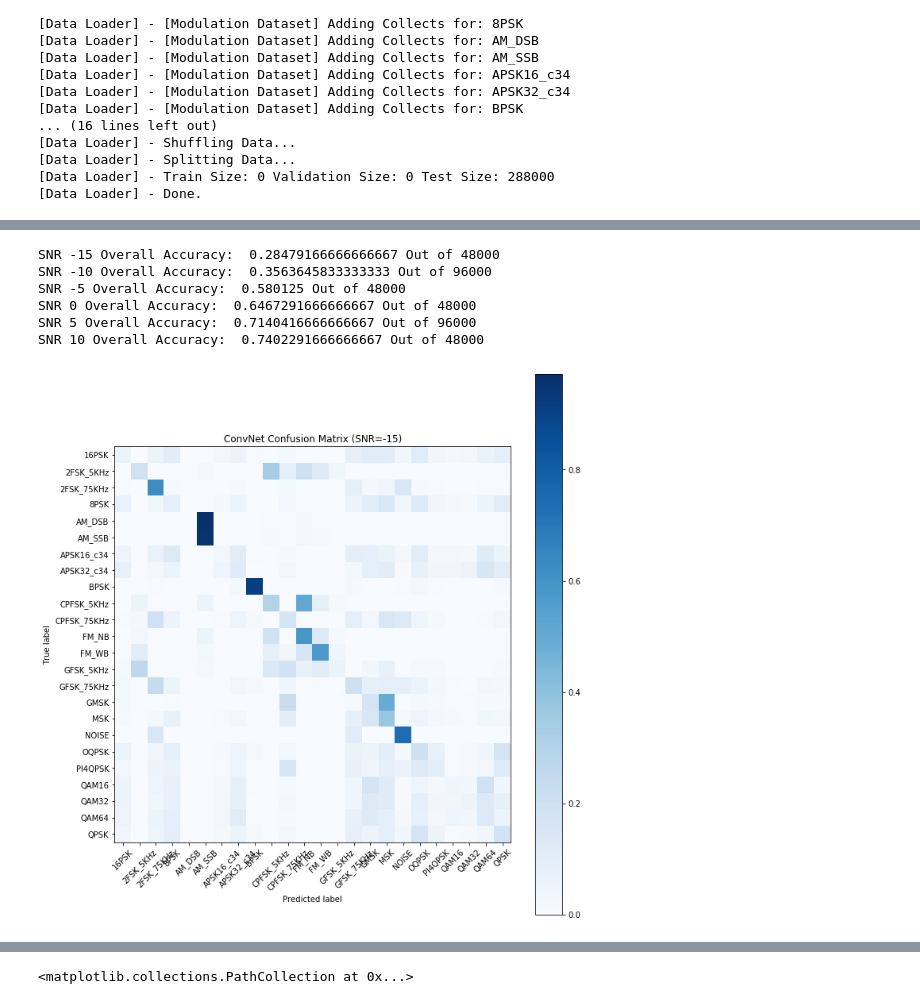
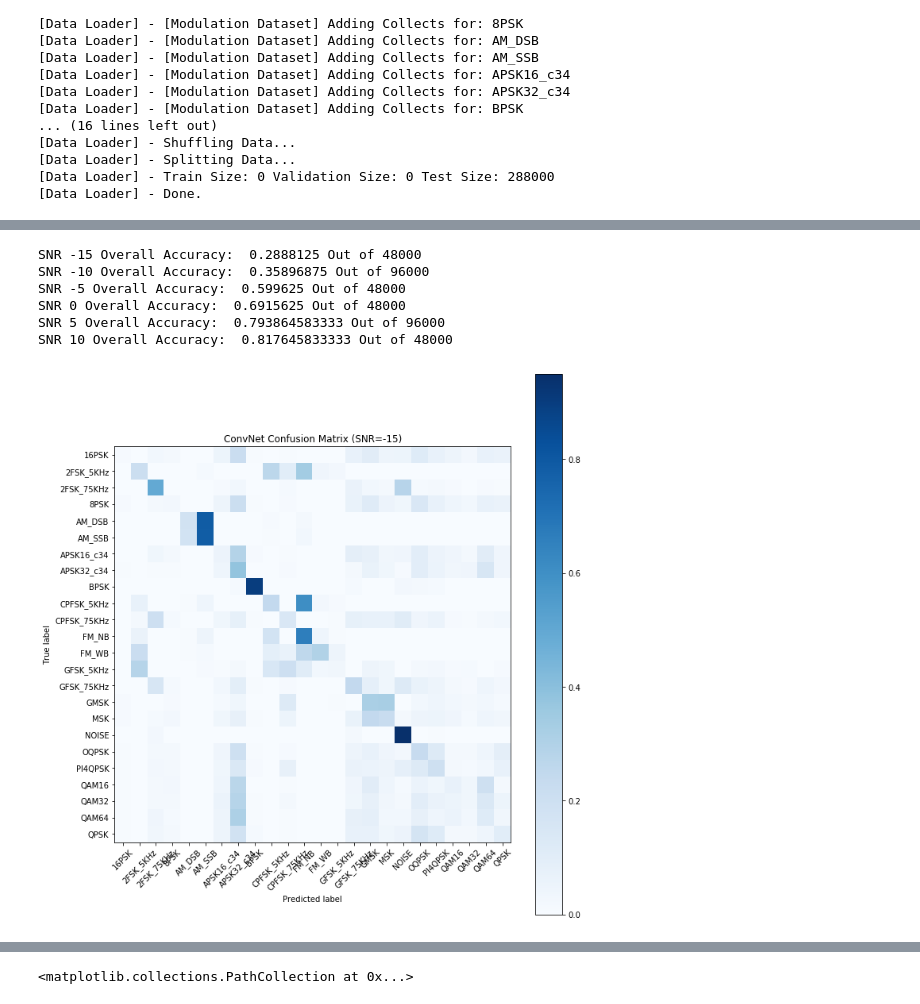
Before and after one commit to yunfanz/army_challenge, a Jupyter notebook: Code Examples and Data Ingest Utilities/scratch.ipynb, the cells around one changed output, grey strips where cells are left out. Saved outputs shown, nothing was run; the diff lists cells and outputs as text; code cells hidden in the pictures.

```diff
--- a/Code Examples and Data Ingest Utilities/scratch.ipynb
+++ b/Code Examples and Data Ingest Utilities/scratch.ipynb
@@ -23,0 +23,4 @@ Using TensorFlow backend.
+# %%
+x_train, y_train, x_val, y_val = get_data(mode='time_series',
+                                         BASEDIR='/data2/army_challenge/training_data/',
+                                         files=[0,1,2,3,4,5,6,7,8,9])
@@ -23,0 +45,11 @@ Using TensorFlow backend.
+# %%
+model_9 = {'depths': np.array([2, 2, 1, 0, 0, 2, 1]), 'features': np.array([3, 2, 3, 3, 3, 3, 3, 3]), 'dr': 0.67561133072930946}
+input_img = Input(shape=(1024,2))
+out = googleNet(input_img,data_format='channels_last', pdict=model_9)
+model = Model(inputs=input_img, outputs=out)
+plot_model(model, to_file='model_9.png', show_shapes = True)
+
+figure(figsize = (15,20))
+img = mpimg.imread('model_9.png')
+plt.imshow(img, aspect='auto')
+plt.show()
@@ -23,0 +58,10 @@ Using TensorFlow backend.
+# %%
+model.compile(loss=keras.losses.categorical_crossentropy,
+                      optimizer=keras.optimizers.Adadelta(),
+                      metrics=['accuracy'])
+#print('model compiled')
+model.fit(x_train, y_train,
+          batch_size=128,
+          epochs=50,
+          verbose=1,
+          validation_data=(x_val, y_val))
@@ -226,7 +284,7 @@ testdata = LoadModRecData(test_file, 0., 0., 1.)
 [Data Loader] - Done.
 # %%
 # Plot confusion matrix# Plot c
-data_file = "/home/mshefa/training_data/training_data_chunk_14.pkl"
+data_file = "training_data/training_data_chunk_14.pkl"
 testdata = LoadModRecData(data_file, .0, .0, 1.)
 X_test = testdata.signalData[data.test_idx]
 Y_test = testdata.oneHotLabels[data.test_idx]
@@ -267,38 +309,38 @@ acc = {}
 snrs = np.arange(-15,15, 5)
 classes = testdata.modTypes
 for snr in snrs:
 
     # extract classes @ SNR
     snrThreshold_lower = snr
     snrThreshold_upper = snr+5
-    snr_bounded_test_indicies = testdata.get_indicies_withSNRthrehsold(data.test_idx, snrThreshold_lower, snrThreshold_upper)
+    snr_bounded_test_indicies = testdata.get_indicies_withSNRthrehsold(testdata.test_idx, snrThreshold_lower, snrThreshold_upper)
 
     test_X_i = testdata.signalData[snr_bounded_test_indicies]
     test_X_i = np.transpose(test_X_i, (0,2,1))
     test_Y_i = testdata.oneHotLabels[snr_bounded_test_indicies]
 
     # estimate classes
     test_Y_i_hat = model.predict(test_X_i)
     conf = np.zeros([len(classes),len(classes)])
     confnorm = np.zeros([len(classes),len(classes)])
     for i in range(0,test_X_i.shape[0]):
         j = list(test_Y_i[i,:]).index(1)
         k = int(np.argmax(test_Y_i_hat[i,:]))
         conf[j,k] = conf[j,k] + 1
     for i in range(0,len(classes)):
         confnorm[i,:] = conf[i,:] / np.sum(conf[i,:])
     plt.figure(figsize=(10,10))
     plot_confusion_matrix(confnorm, labels=classes, title="ConvNet Confusion Matrix (SNR=%d)"%(snr))
 
     cor = np.sum(np.diag(conf))
     ncor = np.sum(conf) - cor
     print("SNR", snr, "Overall Accuracy: ", cor / (cor+ncor), "Out of", len(snr_bounded_test_indicies))
     acc[snr] = 1.0*cor/(cor+ncor)
 # %% [output]
-SNR -15 Overall Accuracy:  0.28479166666666667 Out of 48000
-SNR -10 Overall Accuracy:  0.3563645833333333 Out of 96000
-SNR -5 Overall Accuracy:  0.580125 Out of 48000
-SNR 0 Overall Accuracy:  0.6467291666666667 Out of 48000
-SNR 5 Overall Accuracy:  0.7140416666666667 Out of 96000
-SNR 10 Overall Accuracy:  0.7402291666666667 Out of 48000
+SNR -15 Overall Accuracy:  0.2888125 Out of 48000
+SNR -10 Overall Accuracy:  0.35896875 Out of 96000
+SNR -5 Overall Accuracy:  0.599625 Out of 48000
+SNR 0 Overall Accuracy:  0.6915625 Out of 48000
+SNR 5 Overall Accuracy:  0.793864583333 Out of 96000
+SNR 10 Overall Accuracy:  0.817645833333 Out of 48000
-[figure, old version]
+[figure, new version]
```
Also changed, not shown: parts of 7 cells of this notebook, 6 other files.
